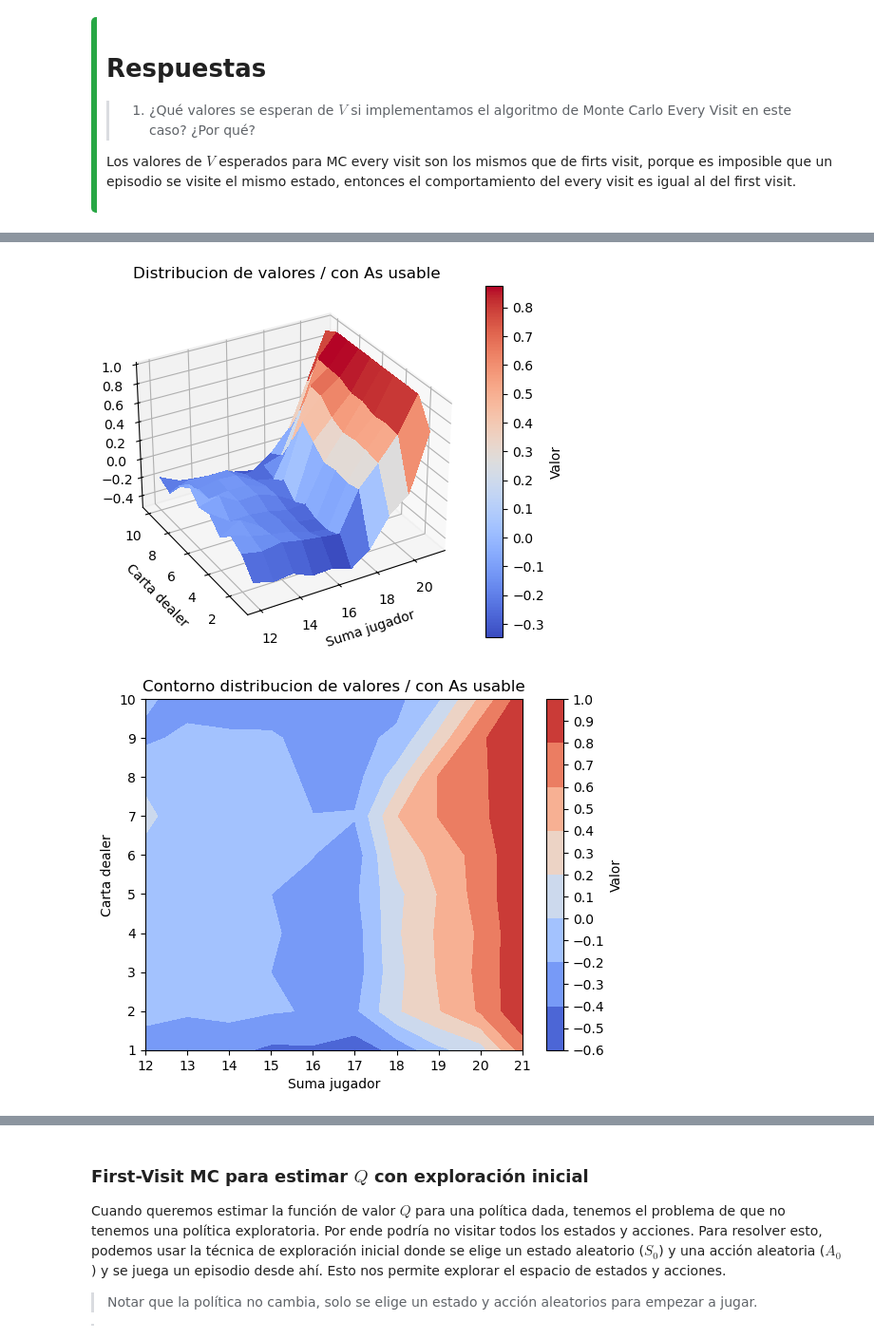
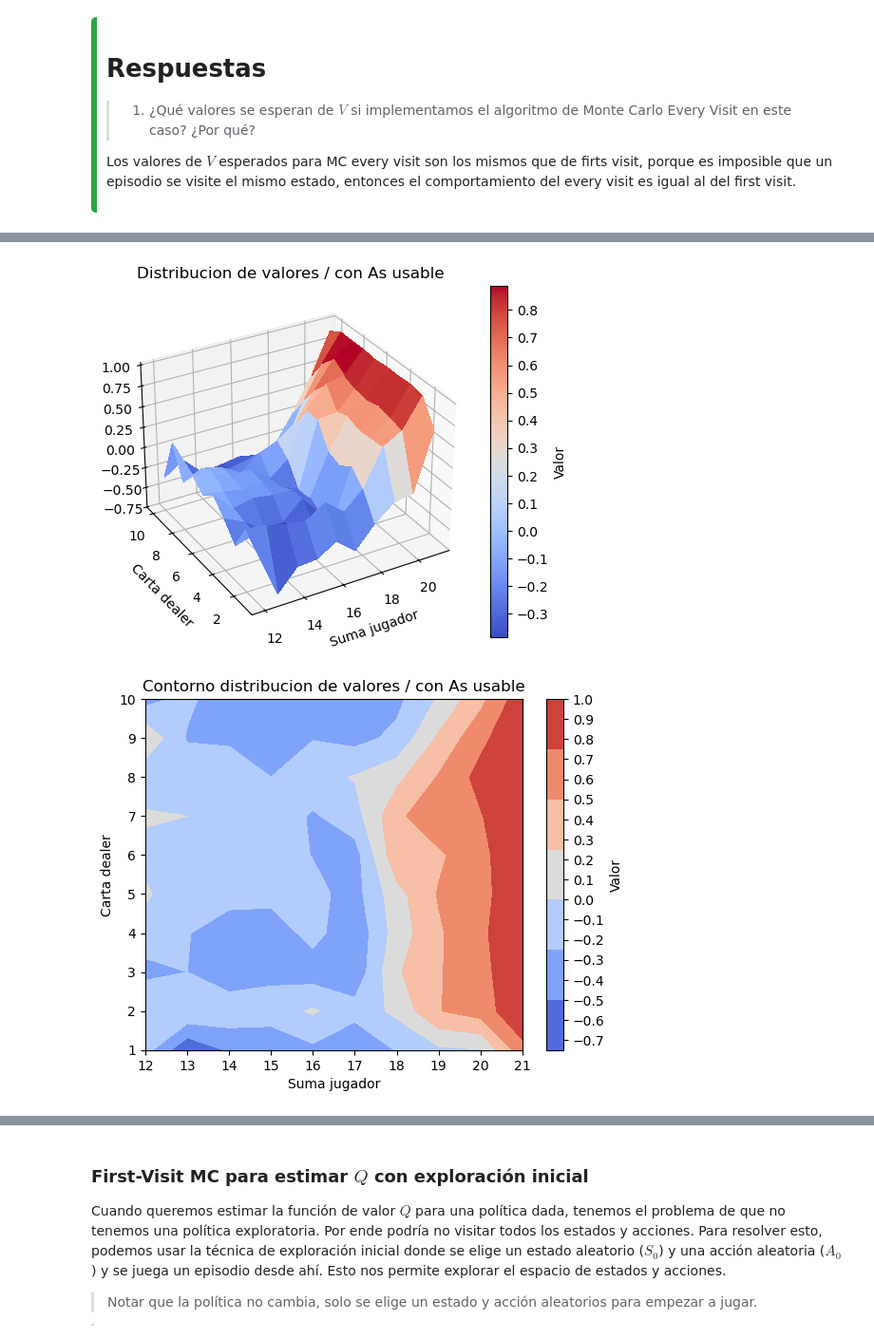
Before and after one commit to nataliacampiglia/taller-ai, a Jupyter notebook: Monte Carlo Methods-letra.ipynb, the cells around one changed output, grey strips where cells are left out. Shown at 95% size. Cells and saved outputs as stored; diff of their text form; code cells hidden in the pictures.

```diff
--- a/Monte Carlo Methods-letra.ipynb
+++ b/Monte Carlo Methods-letra.ipynb
@@ -298,7 +326,7 @@ def policy_with_usable_ace(observation):
     else:
         return STICK if sum_jugador >= 20 else HIT
 # %%
-with_ace_value = first_visit_mc_prediction(policy_with_usable_ace, env, number_episodes=500_000)
+with_ace_value = first_visit_mc_prediction(policy_with_usable_ace, env, number_episodes=50_000)
 
 plot_value_distribution(with_ace_value)
 # %% [output]
@@ -307,2 +335,2 @@ plot_value_distribution(with_ace_value)
-[figure, old version]
+[figure, new version]
-[figure, old version]
+[figure, new version]
```
Also changed, not shown: parts of 32 cells of this notebook.
